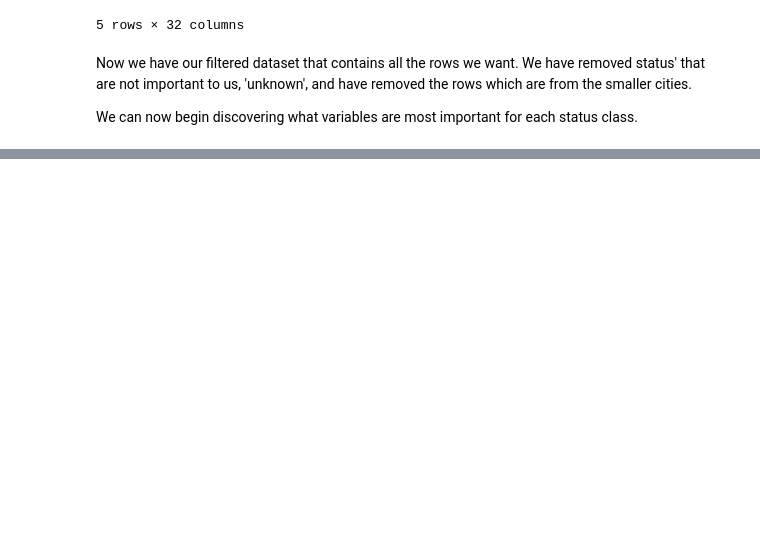
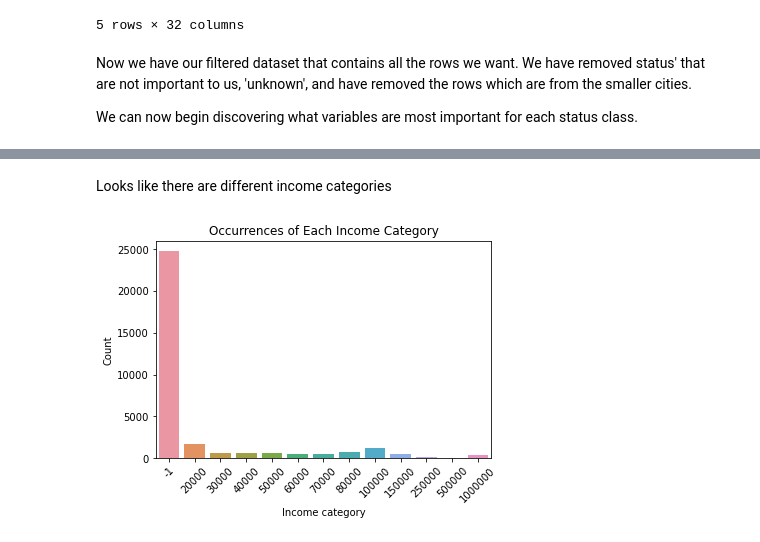
Before and after one commit to brianellis1997/DateAScientist, a Jupyter notebook: date-a-scientist.ipynb, the cells around one changed output, grey strips where cells are left out. Drawn from its saved outputs; the diff is of its cells as text; code cells hidden in the pictures; blank space fills up the shorter version.

```diff
--- a/date-a-scientist.ipynb
+++ b/date-a-scientist.ipynb
@@ -501,0 +566,11 @@ We can now begin discovering what variables are most important for each status c
+# %% [markdown]
+Looks like there are different income categories
+# %%
+sns.countplot(data=male_data, x='income')
+plt.xlabel('Income category')
+plt.ylabel('Count')
+plt.title('Occurrences of Each Income Category')
+plt.xticks(rotation=45)
+plt.show()
+# %% [output]
+[figure, added]
```
Also changed, not shown: parts of 10 cells of this notebook.
